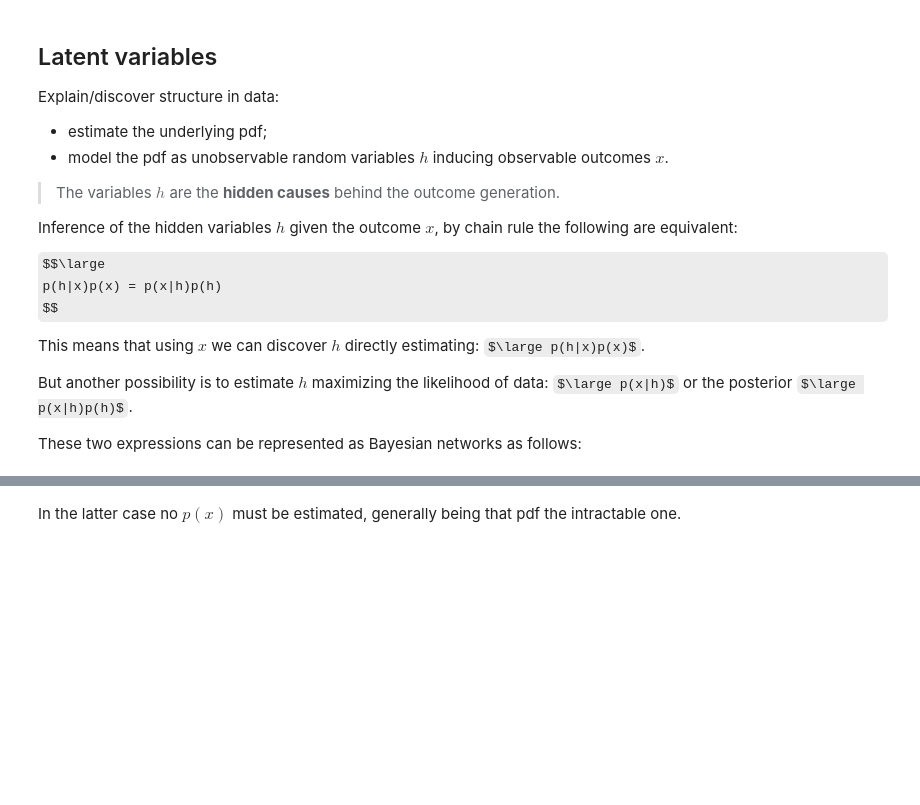
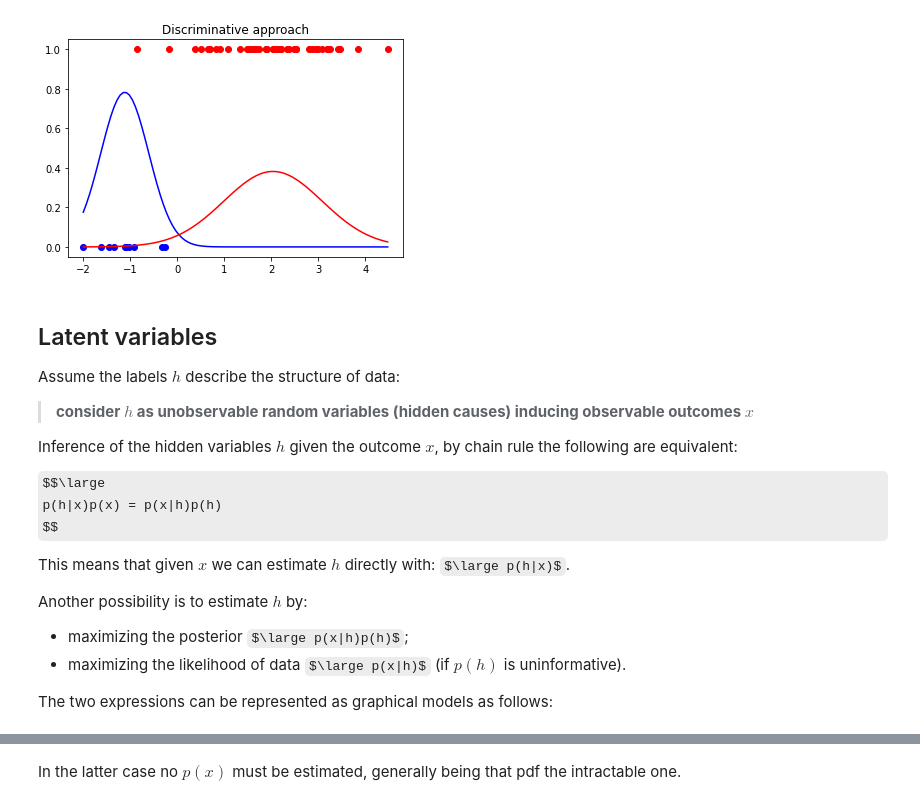
Before and after one commit to ilgabbio/meetup-generative-models, a Jupyter notebook: 00_generative.ipynb, the cells around one changed output, grey strips where cells are left out. Cells and saved outputs as stored; diff of their text form; code cells hidden in the pictures; some formulas as TeX source; blank space fills up the shorter version.

```diff
--- a/00_generative.ipynb
+++ b/00_generative.ipynb
@@ -3,12 +41,27 @@
+# %%
+from scipy.stats import norm
+
+# Generative model:
+mu1 = x1.mean()
+sigma1 = x1.std()
+mu2 = x2.mean()
+sigma2 = x2.std()
+
+
+plt.scatter(x1,np.zeros(x1.shape),c='b')
+plt.plot(x,norm.pdf(x,mu1,sigma1),c='b')
+plt.scatter(x2,np.ones(x2.shape),c='r')
+plt.plot(x,norm.pdf(x,mu2,sigma2),c='r')
+plt.title('Discriminative approach')
+plt.show()
+# %% [output]
+[figure, added]
 # %% [markdown]
 ## Latent variables
 
-Explain/discover structure in data:
+Assume the labels $h$ describe the structure of data:
 
-- estimate the underlying pdf;
-- model the pdf as unobservable random variables $h$ inducing observable outcomes $x$.
-
-> The variables $h$ are the __hidden causes__ behind the outcome generation.
+> __consider $h$ as unobservable random variables (hidden causes) inducing observable outcomes $x$__
 
 Inference of the hidden variables $h$ given the outcome $x$, by chain rule the following are equivalent:
 
@@ -16,11 +69,14 @@ $$\large
 p(h|x)p(x) = p(x|h)p(h)
 $$
 
-This means that using $x$ we can discover $h$ directly estimating: $\large p(h|x)p(x)$.
+This means that given $x$ we can estimate $h$ directly with: $\large p(h|x)$.
 
-But another possibility is to estimate $h$ maximizing the likelihood of data: $\large p(x|h)$ or the posterior $\large p(x|h)p(h)$.
+Another possibility is to estimate $h$ by:
 
-These two expressions can be represented as Bayesian networks as follows:
+- maximizing the posterior $\large p(x|h)p(h)$;
+- maximizing the likelihood of data $\large p(x|h)$ (if $p(h)$ is uninformative).
+
+The two expressions can be represented as graphical models as follows:
 # %%
 from visualization import graph
 
```
Also changed, not shown: parts of 11 cells of this notebook, 4 other files.
